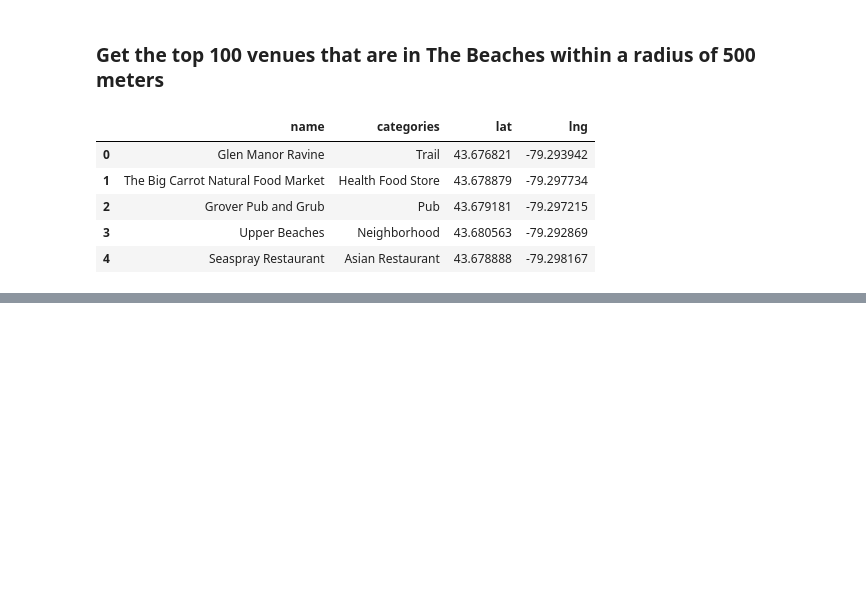
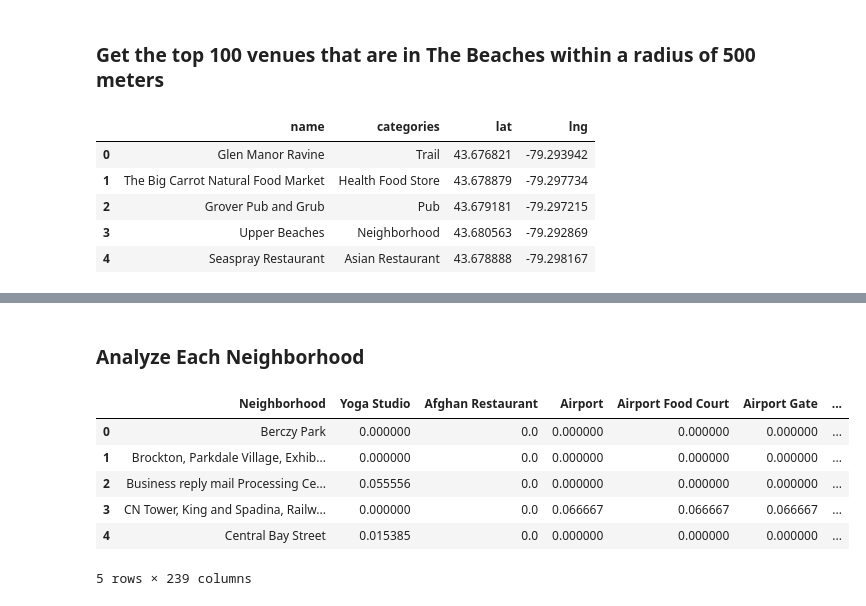
Before and after one commit to dssgora/Coursera_Capstone, a Jupyter notebook: Capstone: Neighborhoods in Toronto.ipynb, the cells around one changed output, grey strips where cells are left out. Drawn from its saved outputs; the diff is of its cells as text; code cells hidden in the pictures; blank space fills up the shorter version.

Commit message:
Published from Watson Studio.

```diff
--- a/Capstone: Neighborhoods in Toronto.ipynb
+++ b/Capstone: Neighborhoods in Toronto.ipynb
@@ -269,0 +354,24 @@ nearby_venues
+# %% [markdown]
+### Analyze Each Neighborhood
+# %%
+# one hot encoding
+toronto_denc_onehot = pd.get_dummies(toronto_denc_venues[['Venue Category']], prefix="", prefix_sep="")
+
+# add neighborhood column back to dataframe
+toronto_denc_onehot['Neighborhood'] = toronto_denc_venues['Neighborhood']
+
+# move neighborhood column to the first column
+fixed_columns = [toronto_denc_onehot.columns[-1]] + list(toronto_denc_onehot.columns[:-1])
+toronto_denc_onehot = toronto_denc_onehot[fixed_columns]
+
+# group rows by neighborhood and by taking the mean of the frequency of occurrence of each category
+toronto_denc_grouped = toronto_denc_onehot.groupby('Neighborhood').mean().reset_index()
+toronto_denc_grouped.head()
+# %% [output]
+|  | Neighborhood | Yoga Studio | Afghan Restaurant | Airport | Airport Food Court | Airport Gate | ... |
+| 0 | Berczy Park | 0.000000 | 0.0 | 0.000000 | 0.000000 | 0.000000 | ... |
+| 1 | Brockton, Parkdale Village, Exhib... | 0.000000 | 0.0 | 0.000000 | 0.000000 | 0.000000 | ... |
+| 2 | Business reply mail Processing Ce... | 0.055556 | 0.0 | 0.000000 | 0.000000 | 0.000000 | ... |
+| 3 | CN Tower, King and Spadina, Railw... | 0.000000 | 0.0 | 0.066667 | 0.066667 | 0.066667 | ... |
+| 4 | Central Bay Street | 0.015385 | 0.0 | 0.000000 | 0.000000 | 0.000000 | ... |
+5 rows × 239 columns
```
Also changed, not shown: parts of 10 cells of this notebook.
